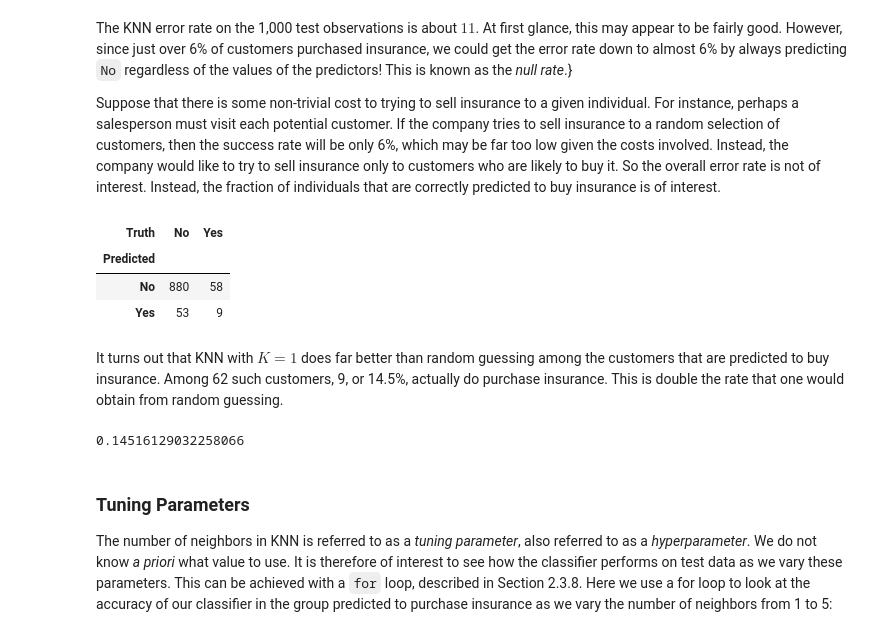
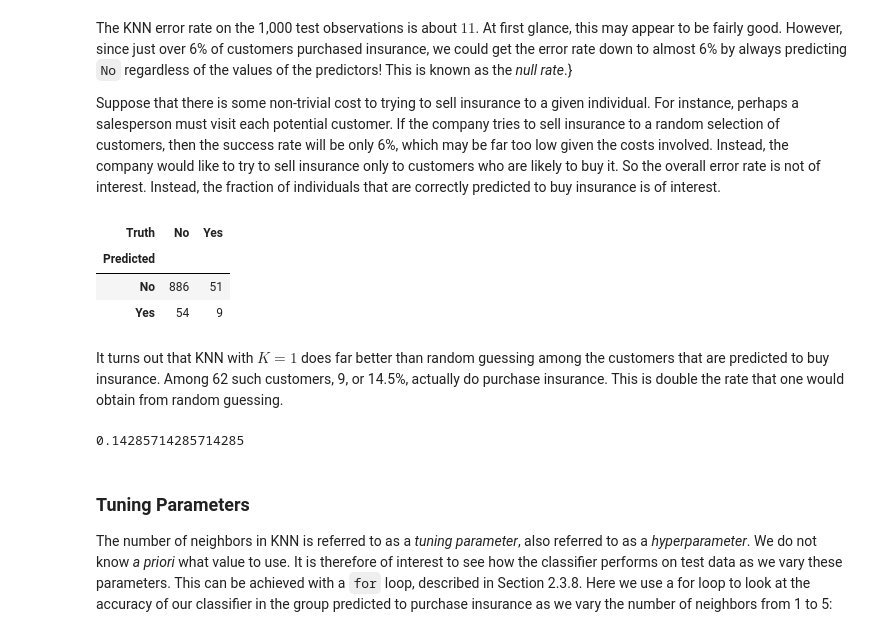
Before and after one commit to ml-pucciarelli/ISLP_labs, a Jupyter notebook: Ch04-classification-lab.ipynb, the cells around one changed output. Drawn from its saved outputs; the diff is of its cells as text; code cells hidden in the pictures.

```diff
--- a/Ch04-classification-lab.ipynb
+++ b/Ch04-classification-lab.ipynb
@@ -849,3 +852,7 @@ the same split each time we rerun the code.
+# %%
+scaler.fit(X_train)
+X_train = scaler.transform(X_train)
+X_test = scaler.transform(X_test)
 # %% [markdown]
 `?train_test_split` reveals that the non-keyword arguments can be `lists`, `arrays`, `pandas dataframes` etc that all have the same length (`shape[0]`) and hence are *indexable*. In this case they are the dataframe `feature_std` and the response variable `Purchase`.
  {Note that we have converted `feature_std` to an `ndarray` to address a bug in `sklearn`.}
@@ -874,21 +881,22 @@ only to customers who are likely to buy it. So the overall error rate
 is not of interest. Instead, the fraction of individuals that are
 correctly predicted to buy insurance is of interest.
 # %%
-confusion_table(knn1_pred, y_test)
+cm = confusion_table(knn1_pred, y_test)
+cm
 # %% [output]
 | Truth | No | Yes |
 | Predicted |  |  |
-| No | 880 | 58 |
-| Yes | 53 | 9 |
+| No | 886 | 51 |
+| Yes | 54 | 9 |
 # %% [markdown]
 It turns out that KNN with $K=1$ does far better than random guessing
 among the customers that are predicted to buy insurance. Among 62
 such customers, 9, or 14.5%, actually do purchase insurance.
 This is double the rate that one would obtain from random guessing.
 # %%
-9/(53+9)
+cm.loc['Yes','Yes']/cm.loc['Yes'].sum()
 # %% [output]
-0.14516129032258066
+0.14285714285714285
 # %% [markdown]
 ### Tuning Parameters
 
```
Also changed, not shown: parts of 12 cells of this notebook.
